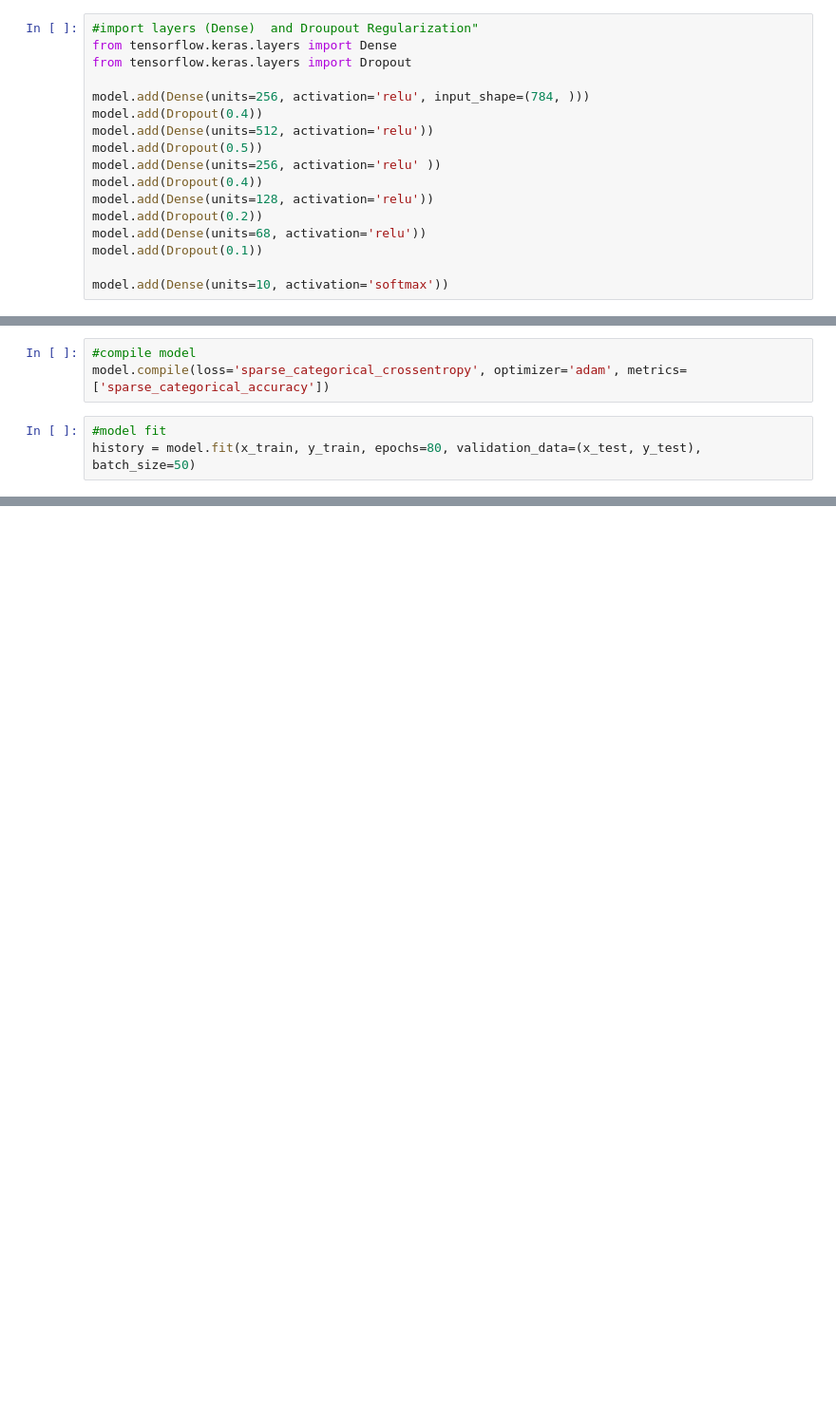
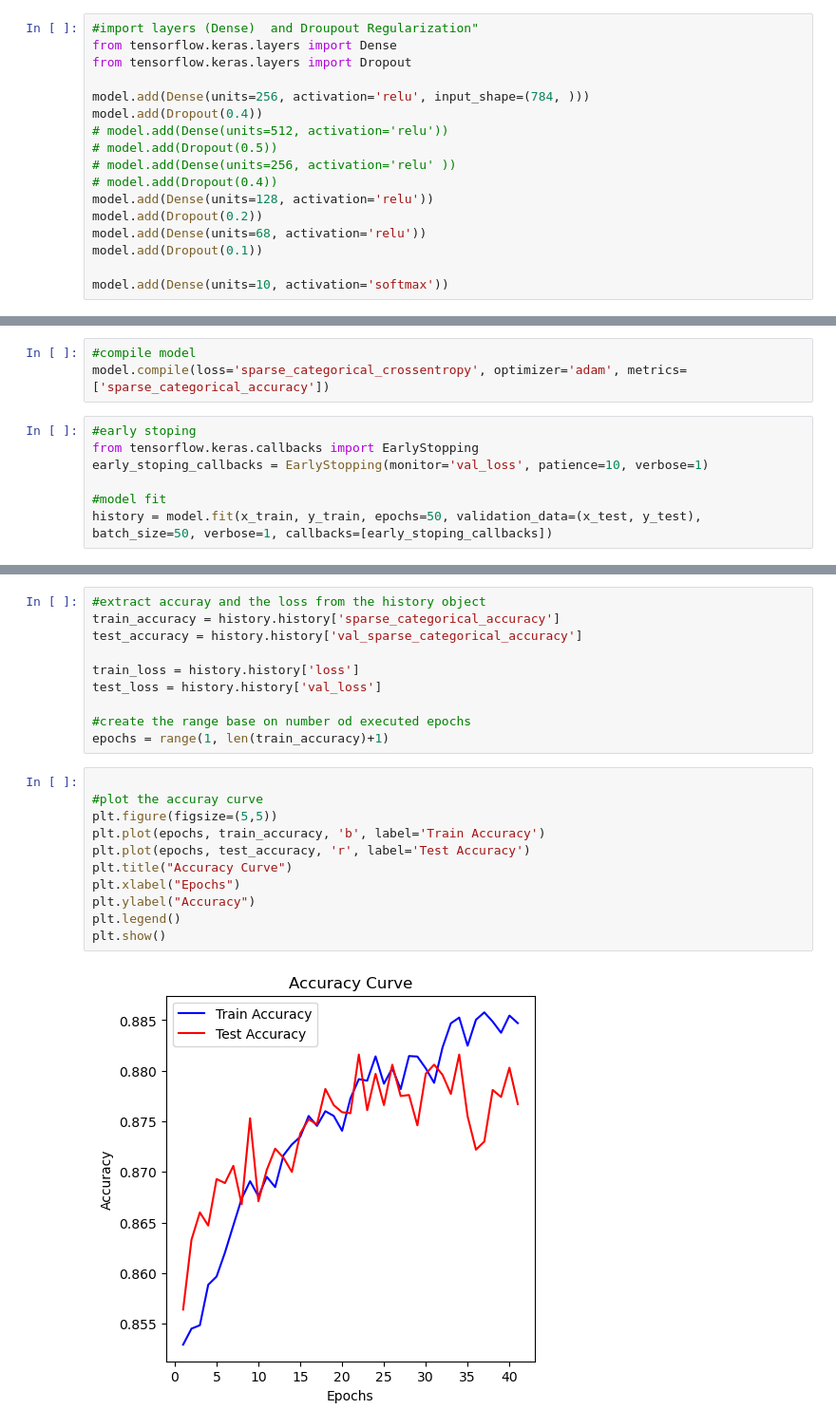
Before and after one commit to AmdPathirana/ML_PROJECTS, a Jupyter notebook: Multiclass Image Classifiaction (ANN) /try3.ipynb, the cells around one changed output, grey strips where cells are left out. Shown at 95% size. Drawn from its saved outputs; the diff is of its cells as text; blank space fills up the shorter version.

Commit message:
curves

```diff
--- a/Multiclass Image Classifiaction (ANN) /try3.ipynb
+++ b/Multiclass Image Classifiaction (ANN) /try3.ipynb
@@ -94,10 +94,10 @@ from tensorflow.keras.layers import Dropout
 
 model.add(Dense(units=256, activation='relu', input_shape=(784, )))
 model.add(Dropout(0.4))
-model.add(Dense(units=512, activation='relu'))
-model.add(Dropout(0.5))
-model.add(Dense(units=256, activation='relu' ))
-model.add(Dropout(0.4))
+# model.add(Dense(units=512, activation='relu'))
+# model.add(Dropout(0.5))
+# model.add(Dense(units=256, activation='relu' ))
+# model.add(Dropout(0.4))
 model.add(Dense(units=128, activation='relu'))
 model.add(Dropout(0.2))
 model.add(Dense(units=68, activation='relu'))
@@ -128,6 +128,10 @@ _________________________________________________________________
 #compile model
 model.compile(loss='sparse_categorical_crossentropy', optimizer='adam', metrics=['sparse_categorical_accuracy'])
 # %%
+#early stoping
+from tensorflow.keras.callbacks import EarlyStopping
+early_stoping_callbacks = EarlyStopping(monitor='val_loss', patience=10, verbose=1)
+
 #model fit
-history = model.fit(x_train, y_train, epochs=80, validation_data=(x_test, y_test), batch_size=50)
+history = model.fit(x_train, y_train, epochs=50, validation_data=(x_test, y_test), batch_size=50, verbose=1, callbacks=[early_stoping_callbacks])
 # %% [output]
@@ -138,0 +155,23 @@ Epoch 3/80
+# %%
+#extract accuray and the loss from the history object
+train_accuracy = history.history['sparse_categorical_accuracy']
+test_accuracy = history.history['val_sparse_categorical_accuracy']
+
+train_loss = history.history['loss']
+test_loss = history.history['val_loss']
+
+#create the range base on number od executed epochs
+epochs = range(1, len(train_accuracy)+1)
+# %%
+
+#plot the accuray curve
+plt.figure(figsize=(5,5))
+plt.plot(epochs, train_accuracy, 'b', label='Train Accuracy')
+plt.plot(epochs, test_accuracy, 'r', label='Test Accuracy')
+plt.title("Accuracy Curve")
+plt.xlabel("Epochs")
+plt.ylabel("Accuracy")
+plt.legend()
+plt.show()
+# %% [output]
+[figure, added]
```
Also changed, not shown: parts of 8 cells of this notebook.
